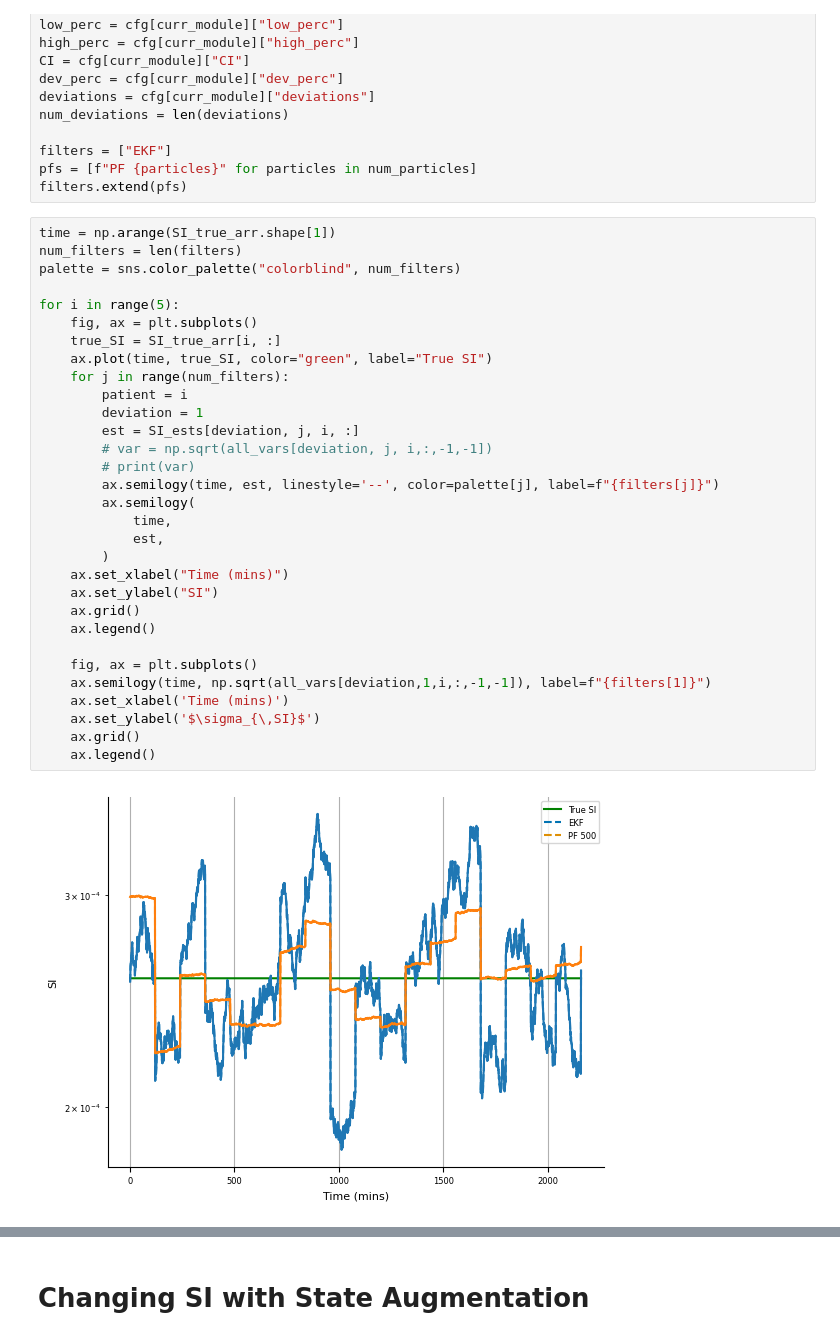
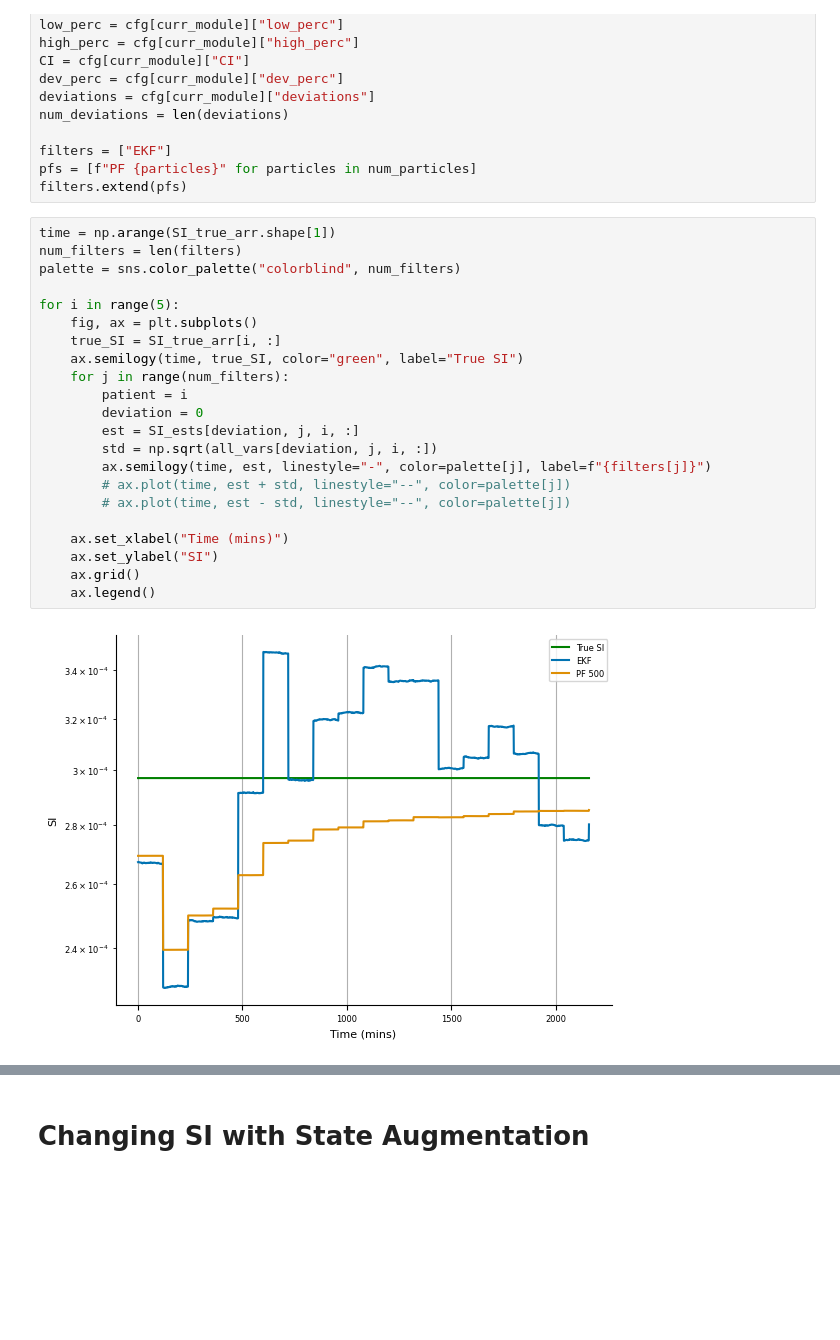
Before and after one commit to mlmulv/Thesis-Code, a Jupyter notebook: notebooks/04_Parameter_Estimation.ipynb, the cells around one changed output, grey strips where cells are left out. Saved outputs shown, nothing was run; the diff lists cells and outputs as text; blank space fills up the shorter version.

```diff
--- a/notebooks/04_Parameter_Estimation.ipynb
+++ b/notebooks/04_Parameter_Estimation.ipynb
@@ -64,33 +64,24 @@ filters.extend(pfs)
 # %%
 time = np.arange(SI_true_arr.shape[1])
 num_filters = len(filters)
 palette = sns.color_palette("colorblind", num_filters)
 
 for i in range(5):
     fig, ax = plt.subplots()
     true_SI = SI_true_arr[i, :]
-    ax.plot(time, true_SI, color="green", label="True SI")
+    ax.semilogy(time, true_SI, color="green", label="True SI")
     for j in range(num_filters):
         patient = i
-        deviation = 1
+        deviation = 0
         est = SI_ests[deviation, j, i, :]
-        # var = np.sqrt(all_vars[deviation, j, i,:,-1,-1])
-        # print(var)
-        ax.semilogy(time, est, linestyle='--', color=palette[j], label=f"{filters[j]}")
-        ax.semilogy(
-            time,
-            est,
-        )
+        std = np.sqrt(all_vars[deviation, j, i, :])
+        ax.semilogy(time, est, linestyle="-", color=palette[j], label=f"{filters[j]}")
+        # ax.plot(time, est + std, linestyle="--", color=palette[j])
+        # ax.plot(time, est - std, linestyle="--", color=palette[j])
+
     ax.set_xlabel("Time (mins)")
     ax.set_ylabel("SI")
     ax.grid()
     ax.legend()
-
-    fig, ax = plt.subplots()
-    ax.semilogy(time, np.sqrt(all_vars[deviation,1,i,:,-1,-1]), label=f"{filters[1]}")
-    ax.set_xlabel('Time (mins)')
-    ax.set_ylabel('$\sigma_{\,SI}$')
-    ax.grid()
-    ax.legend()
 # %% [output]
-[figure, old version]
+[figure, new version]
```
Also changed, not shown: parts of 5 cells of this notebook, 7 other files.
